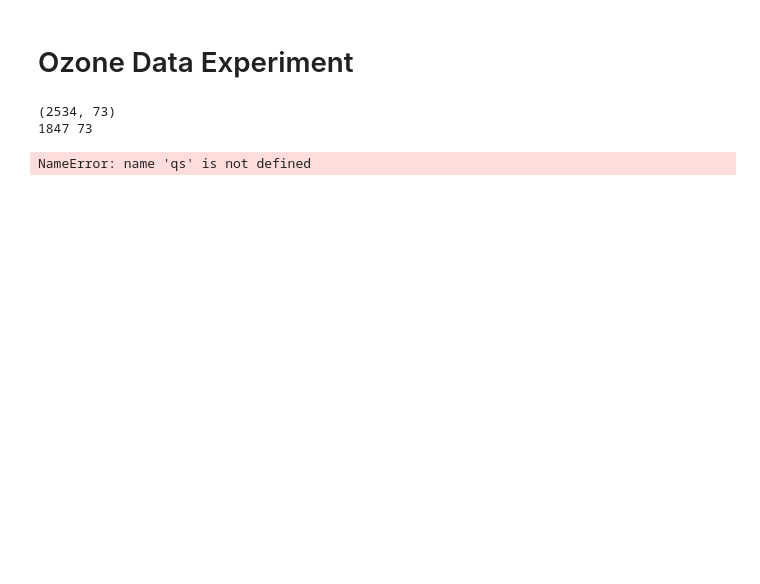
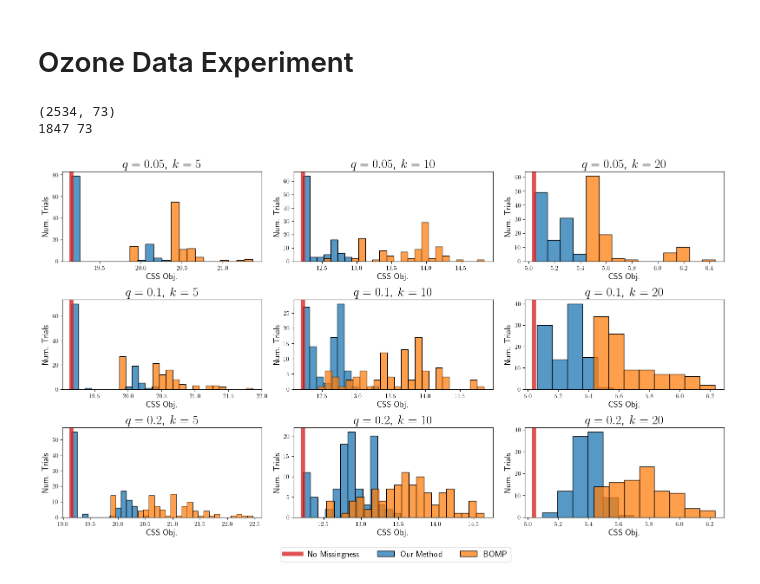
Before and after one commit to AnavSood/CSS, a Jupyter notebook: notebooks/missing_data.ipynb, the cells around one changed output. Drawn from its saved outputs; the diff is of its cells as text; code cells hidden in the pictures; blank space fills up the shorter version.

Commit message:
missing data notebook also finished

```diff
--- a/notebooks/missing_data.ipynb
+++ b/notebooks/missing_data.ipynb
@@ -162,7 +129,7 @@ print(np.mean(CSS_error), np.std(CSS_error, ddof=1)/np.sqrt(B))
 # %%
 missing_data_search = partial(group_lasso_with_missing_data, k=k, solver='CLARABEL')
 with Pool(multiprocessing.cpu_count()) as pool:
-    results = [result for result in tqdm(pool.imap_unordered(missing_data_search, list(X_c)))]
+    results = [result for result in tqdm_notebook(pool.imap_unordered(missing_data_search, list(X_c)))]
 # %%
 S_correct = 0
 num_correct = np.zeros(B)
@@ -230,7 +197,7 @@ print(n, p)
 (2534, 73)
 1847 73
 # %%
-methods = ['block', 'mask']
+methods = ['block', 'cov']
 num_inits=1
 B=100
 all_css_results = {}
@@ -244,7 +211,7 @@ for q in qs:
     for k in ks:
         analyze = partial(analyze_missing_data, X=X, k=k, methods=methods, solver='CLARABEL', num_inits=num_inits)
         with Pool(multiprocessing.cpu_count()) as pool:
-            results = [result for result in tqdm(pool.imap_unordered(analyze, list(X_missing)))]
+            results = [result for result in tqdm_notebook(pool.imap_unordered(analyze, list(X_missing)))]
 
         css_results = {}
         for method in methods:
@@ -261,36 +228,33 @@ css = CSS()
 target = {}
 target_num_inits=100
 for k in ks:
-    best_obj = np.inf
-    for i in range(target_num_inits):
-        css.select_subset_from_data(X, k, method='swap')
-        temp = np.trace(css.Sigma_R)
-        if temp < best_obj:
-            best_obj = temp
-    target[k] = best_obj
+    css.select_subset_from_data(X, k=k, method='swap', num_inits=target_num_inits)
+    target[k] = np.trace(css.Sigma_R)
 # %%
 
 rows, cols = len(qs), len(ks)
 keys = list(all_css_results.keys()) # assumes same keys for all_W_hat_results
 
 fig, axes = plt.subplots(rows, cols, figsize=(16,9), squeeze=False)
 for i in range(rows):
     for j in range(cols):
         ell = rows * i + j
         key = keys[ell]
         q = key[0]
         k = key[1]
         css_dict = all_css_results[key]
 
-        pl = sns.histplot(css_dict['mask'], ax=axes[i,j], label='Our Method', color='tab:blue', binwidth=0.1)
-        pl.set_title(f"$q={q}$, $k={k}$", fontsize=16)
+        axes[i, j].axvline(x=target[k], linewidth=7, label='No Missigness', color='tab:red', alpha=0.8)
+        pl = sns.histplot(css_dict['cov'], ax=axes[i,j], label='Our Method', color='tab:blue', binwidth=0.1)
+        pl.set_title(f"$q={q}$, $k={k}$", fontsize=21)
         pl.set_xlabel("CSS Obj.", fontsize=14)
-        pl.set_ylabel("# Trials", fontsize=14)
+        pl.set_ylabel("Num. Trials", fontsize=14)
         sns.histplot(css_dict['block'], ax=axes[i, j],  label='BOMP', color='tab:orange', binwidth=0.1)
-        axes[i, j].axvline(x=target[k], linewidth=7, label='No Missigness', color='tab:green', alpha=0.8)
+
 
 fig.legend(labels=['No Missingness', 'Our Method', 'BOMP'], prop={'size': 14}, bbox_to_anchor=(0.69, 0.00), ncols=3)
 plt.tight_layout()
+plt.rc('text', usetex=True)
 #plt.savefig("../figures/ozone_results.pdf", bbox_inches='tight')
 # %% [output]
-NameError: name 'qs' is not defined
+[figure, added]
```
Also changed, not shown: parts of 11 cells of this notebook, 9 other files.
